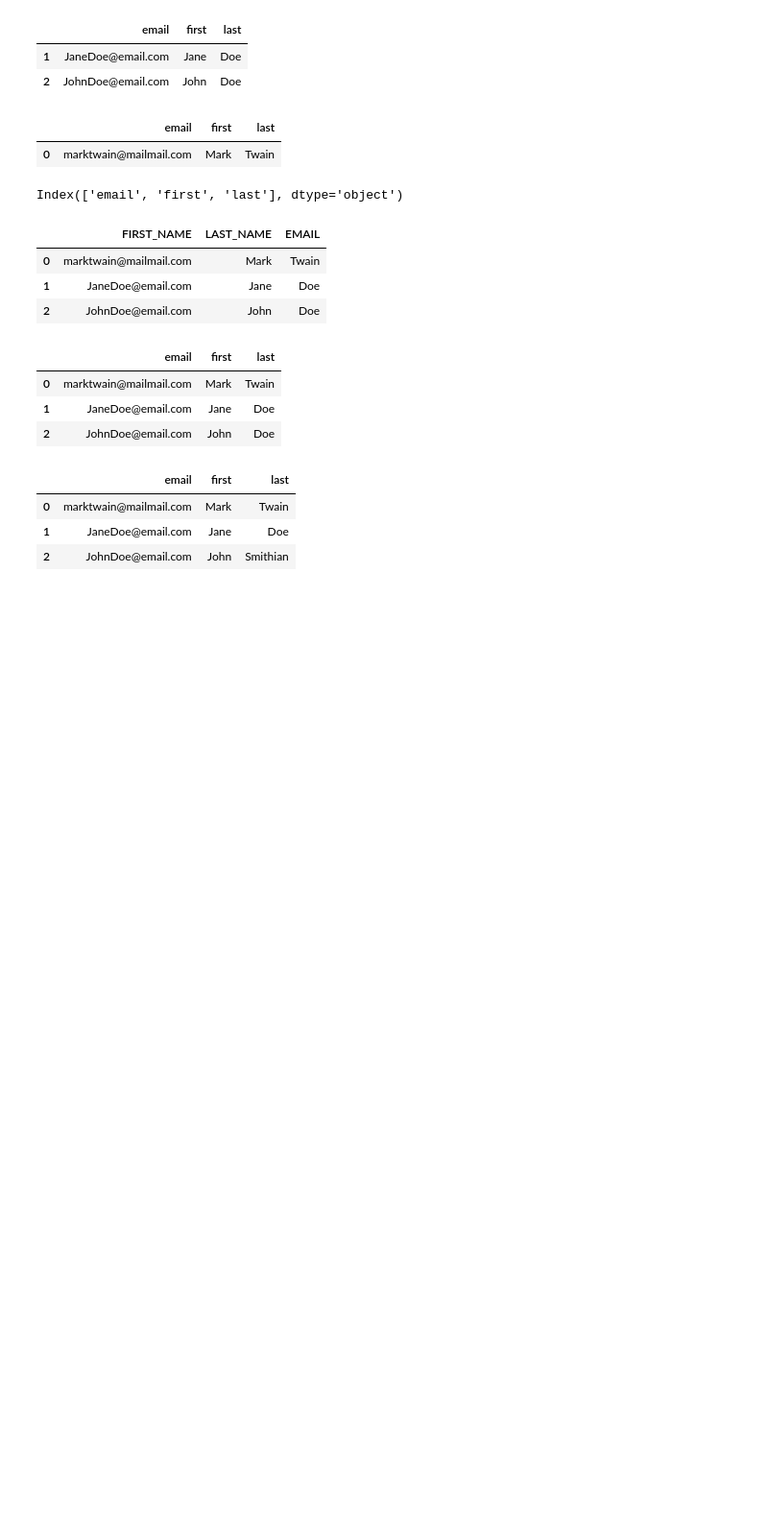
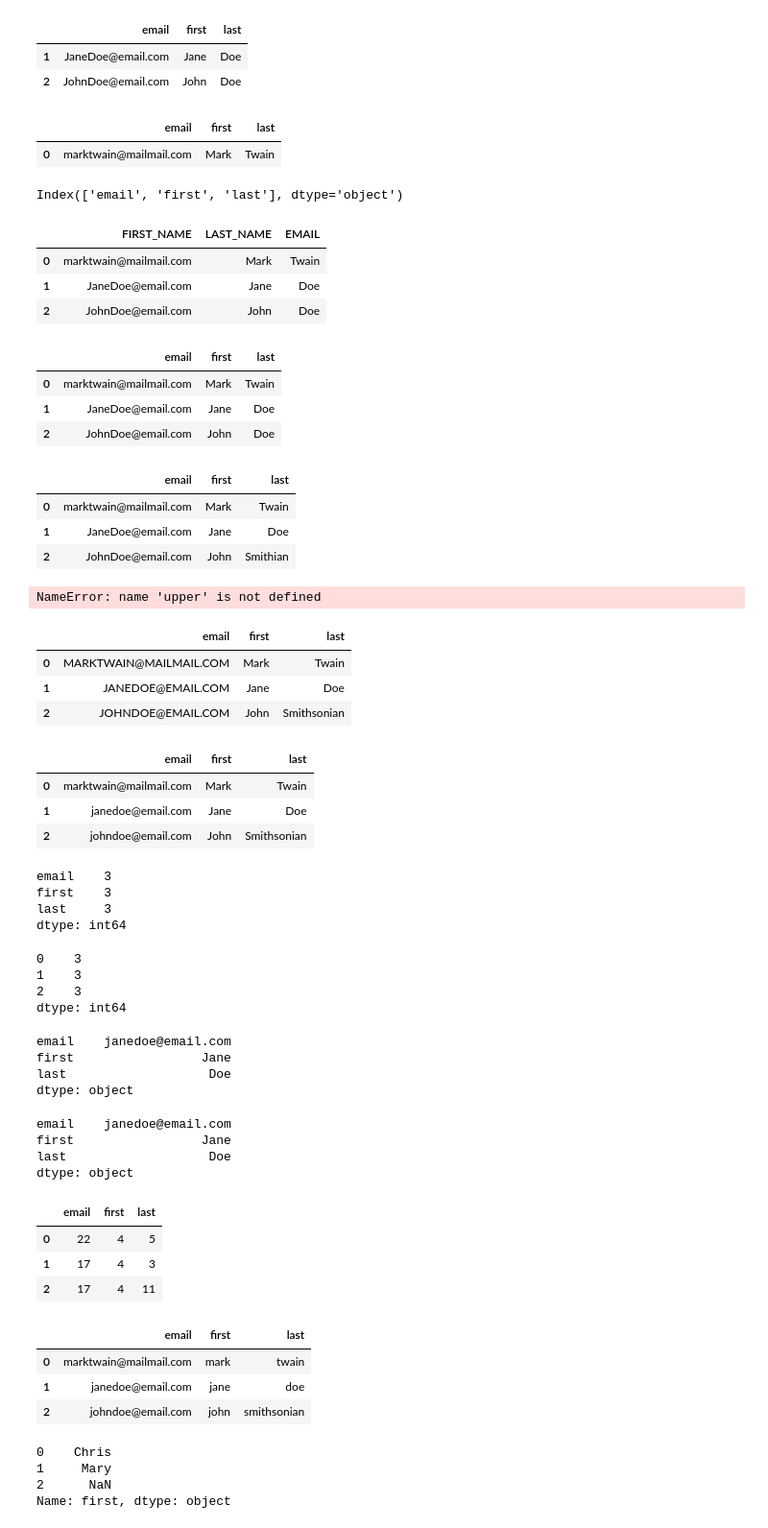
Before and after one commit to lonewolf053/AI-CLUB, a Jupyter notebook: Practice Files/pandas_practice_alt.ipynb, the cells around one changed output. Shown at 96% size. Cells and saved outputs as stored; diff of their text form; code cells hidden in the pictures; blank space fills up the shorter version.

```diff
--- a/Practice Files/pandas_practice_alt.ipynb
+++ b/Practice Files/pandas_practice_alt.ipynb
@@ -202,3 +202,75 @@ df
 | 0 | marktwain@mailmail.com | Mark | Twain |
 | 1 | JaneDoe@email.com | Jane | Doe |
 | 2 | JohnDoe@email.com | John | Smithian |
+# %%
+df['email'].apply(len)
+# %% [output]
+NameError: name 'upper' is not defined
+# %%
+def update_email(email):
+    return email.upper()
+df['email'] = df['email'].apply(update_email)
+df
+# %% [output]
+|  | email | first | last |
+| 0 | MARKTWAIN@MAILMAIL.COM | Mark | Twain |
+| 1 | JANEDOE@EMAIL.COM | Jane | Doe |
+| 2 | JOHNDOE@EMAIL.COM | John | Smithsonian |
+# %%
+df['email'] = df['email'].apply(lambda x: x.lower())
+df
+# %% [output]
+|  | email | first | last |
+| 0 | marktwain@mailmail.com | Mark | Twain |
+| 1 | janedoe@email.com | Jane | Doe |
+| 2 | johndoe@email.com | John | Smithsonian |
+# %%
+df.apply(len)
+# %% [output]
+email    3
+first    3
+last     3
+dtype: int64
+# %%
+df.apply(len,axis = 'columns')
+# %% [output]
+0    3
+1    3
+2    3
+dtype: int64
+# %%
+df.apply(pd.Series.min)
+# %% [output]
+email    janedoe@email.com
+first                 Jane
+last                   Doe
+dtype: object
+# %%
+df.apply(lambda x:x.min())
+# %% [output]
+email    janedoe@email.com
+first                 Jane
+last                   Doe
+dtype: object
+# %%
+df.applymap(len) #applies to each individual value in the dataframe(it's a df funciton not a series function)
+# %% [output]
+|  | email | first | last |
+| 0 | 22 | 4 | 5 |
+| 1 | 17 | 4 | 3 |
+| 2 | 17 | 4 | 11 |
+# %%
+df.applymap(str.lower)
+# %% [output]
+|  | email | first | last |
+| 0 | marktwain@mailmail.com | mark | twain |
+| 1 | janedoe@email.com | jane | doe |
+| 2 | johndoe@email.com | john | smithsonian |
+# %%
+#Map method works on a series
+df['first'].map({'Mark':'Chris','Jane':'Mary'})
+# %% [output]
+0    Chris
+1     Mary
+2      NaN
+Name: first, dtype: object
```
Also changed, not shown: 1 other file.
